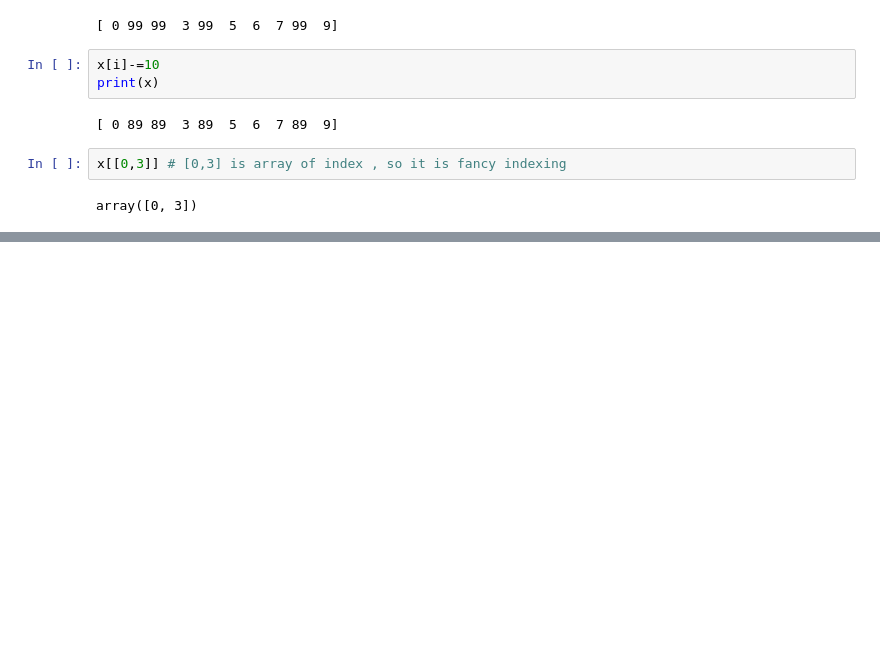
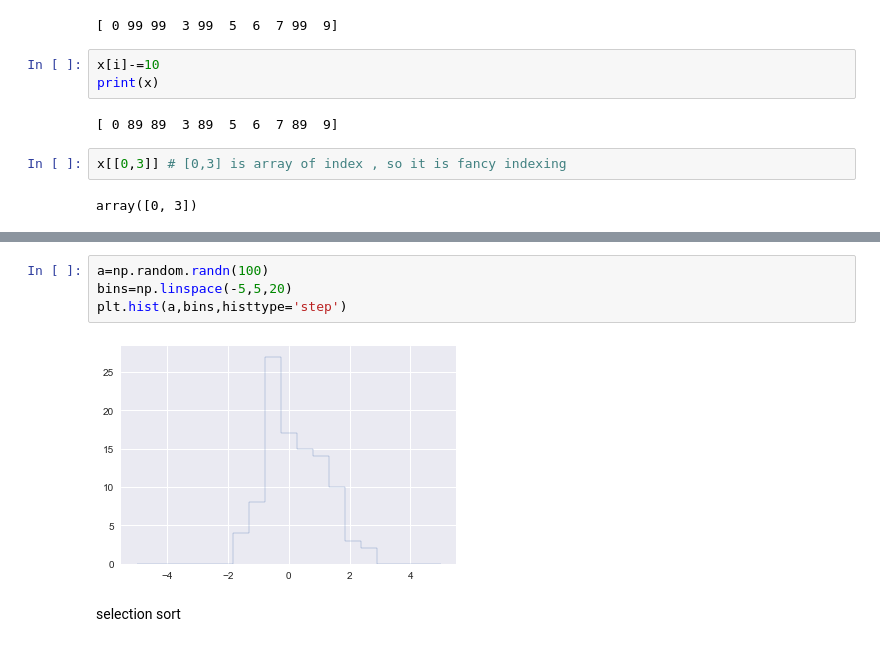
Before and after one commit to gudrb/Python-data-science-handbook, a Jupyter notebook: chapter2.ipynb, the cells around one changed output, grey strips where cells are left out. Drawn from its saved outputs; the diff is of its cells as text; blank space fills up the shorter version.

```diff
--- a/chapter2.ipynb
+++ b/chapter2.ipynb
@@ -660,0 +685,8 @@ array([ 6, 89, 89,  3, 89,  5,  6,  7, 89,  9])
+# %%
+a=np.random.randn(100)
+bins=np.linspace(-5,5,20)
+plt.hist(a,bins,histtype='step')
+# %% [output]
+[figure, added]
+# %% [markdown]
+selection sort
```
Also changed, not shown: parts of 28 cells of this notebook.
